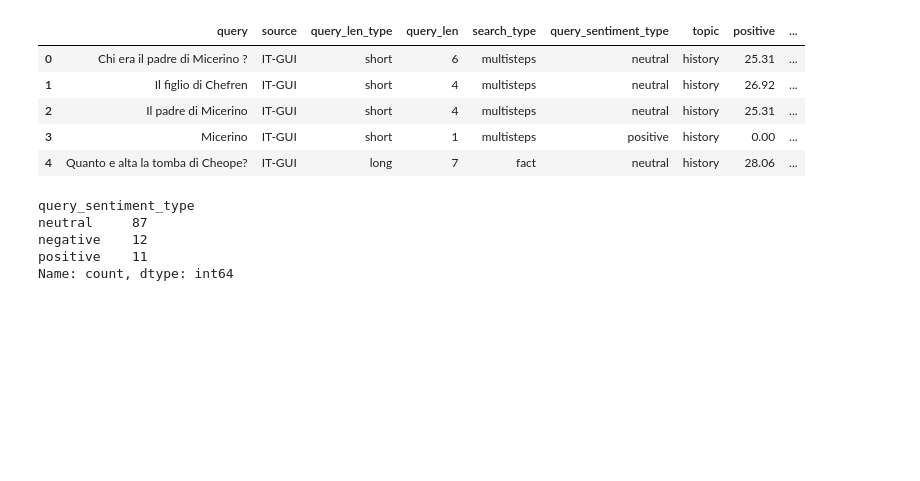
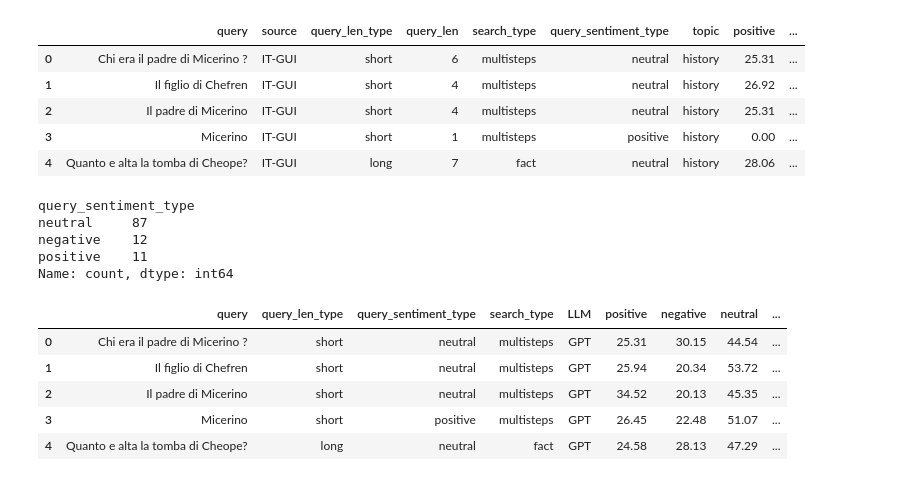
Before and after one commit to HrishitaC/InsideOut2, a Jupyter notebook: Code/analysis.ipynb, the cells around one changed output. Saved outputs shown, nothing was run; the diff lists cells and outputs as text; code cells hidden in the pictures; blank space fills up the shorter version.

```diff
--- a/Code/analysis.ipynb
+++ b/Code/analysis.ipynb
@@ -418,3 +418,24 @@ neutral     87
 negative    12
 positive    11
 Name: count, dtype: int64
+# %%
+import pandas as pd
+
+queries = pd.read_csv("../Results/query_EP_categorised.csv")
+gpt_OG_EP = pd.read_csv("../Results/gpt_EP.csv")
+gemma_OG_EP = pd.read_csv("../Results/gemma_EP.csv")
+
+
+gpt_OG_EP_categorised = pd.merge(queries[["query", "query_len_type", "query_sentiment_type", "search_type"]], gpt_OG_EP.drop(columns=["response"]), on="query")
+gpt_OG_EP.head()
+gemma_OG_EP_categorised = pd.merge(queries[["query", "query_len_type", "query_sentiment_type", "search_type"]], gemma_OG_EP.drop(columns=["response"]), on="query")
+OG_EP_categorised = pd.concat([gpt_OG_EP_categorised, gemma_OG_EP_categorised])
+OG_EP_categorised.to_csv("../Results/OG_EP_categorised.csv", index=False)
+OG_EP_categorised.head()
+# %% [output]
+|  | query | query_len_type | query_sentiment_type | search_type | LLM | positive | negative | neutral | ... |
+| 0 | Chi era il padre di Micerino ? | short | neutral | multisteps | GPT | 25.31 | 30.15 | 44.54 | ... |
+| 1 | Il figlio di Chefren | short | neutral | multisteps | GPT | 25.94 | 20.34 | 53.72 | ... |
+| 2 | Il padre di Micerino | short | neutral | multisteps | GPT | 34.52 | 20.13 | 45.35 | ... |
+| 3 | Micerino | short | positive | multisteps | GPT | 26.45 | 22.48 | 51.07 | ... |
+| 4 | Quanto e alta la tomba di Cheope? | long | neutral | fact | GPT | 24.58 | 28.13 | 47.29 | ... |
```
Also changed, not shown: parts of 1 cell of this notebook, 3 other files.
